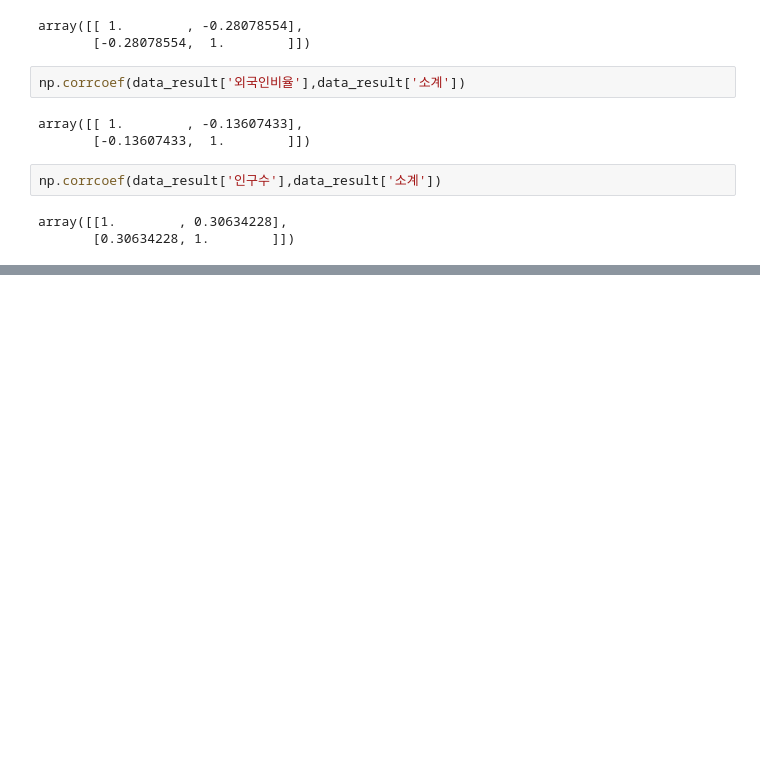
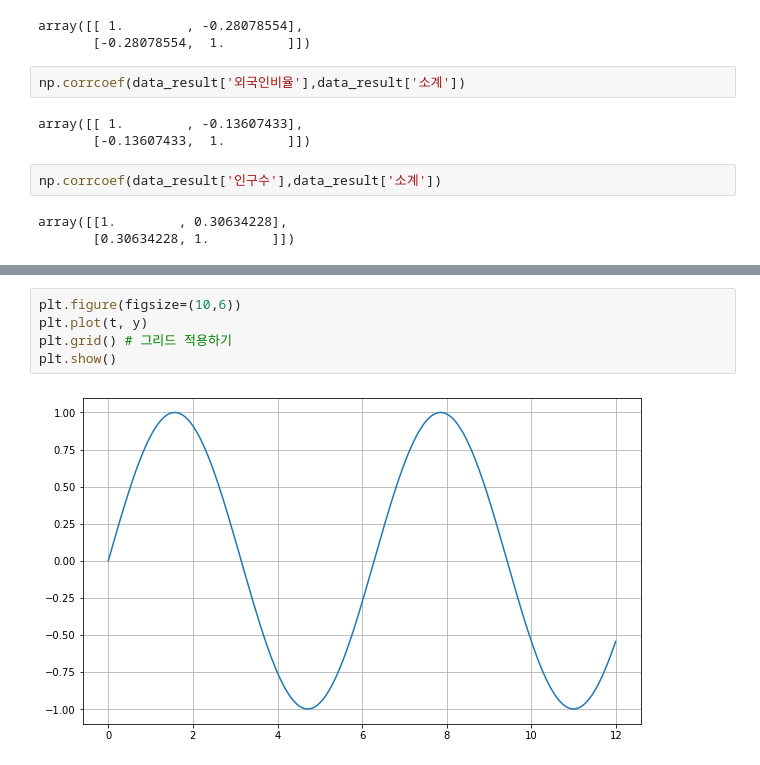
Before and after one commit to kojh0111/DataScience_Practice, a Jupyter notebook: source_code/Untitled.ipynb, the cells around one changed output, grey strips where cells are left out. Drawn from its saved outputs; the diff is of its cells as text; blank space fills up the shorter version.

```diff
--- a/source_code/Untitled.ipynb
+++ b/source_code/Untitled.ipynb
@@ -708,0 +731,7 @@ array([[1.        , 0.30634228],
+# %%
+plt.figure(figsize=(10,6))
+plt.plot(t, y)
+plt.grid() # 그리드 적용하기
+plt.show()
+# %% [output]
+[figure, added]
```
Also changed, not shown: parts of 45 cells of this notebook.
